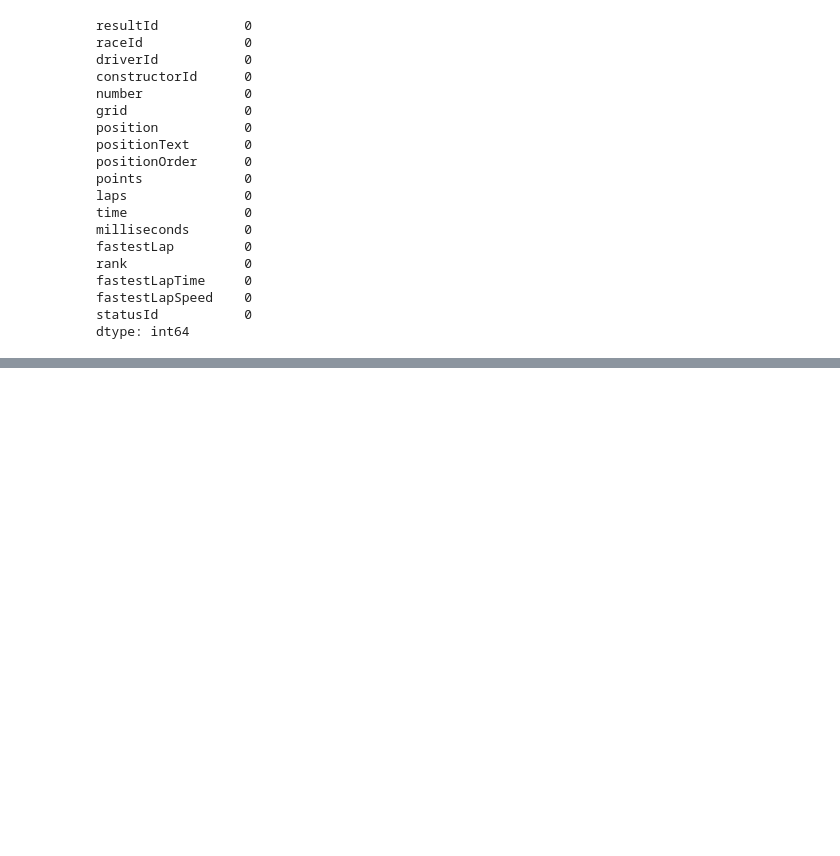
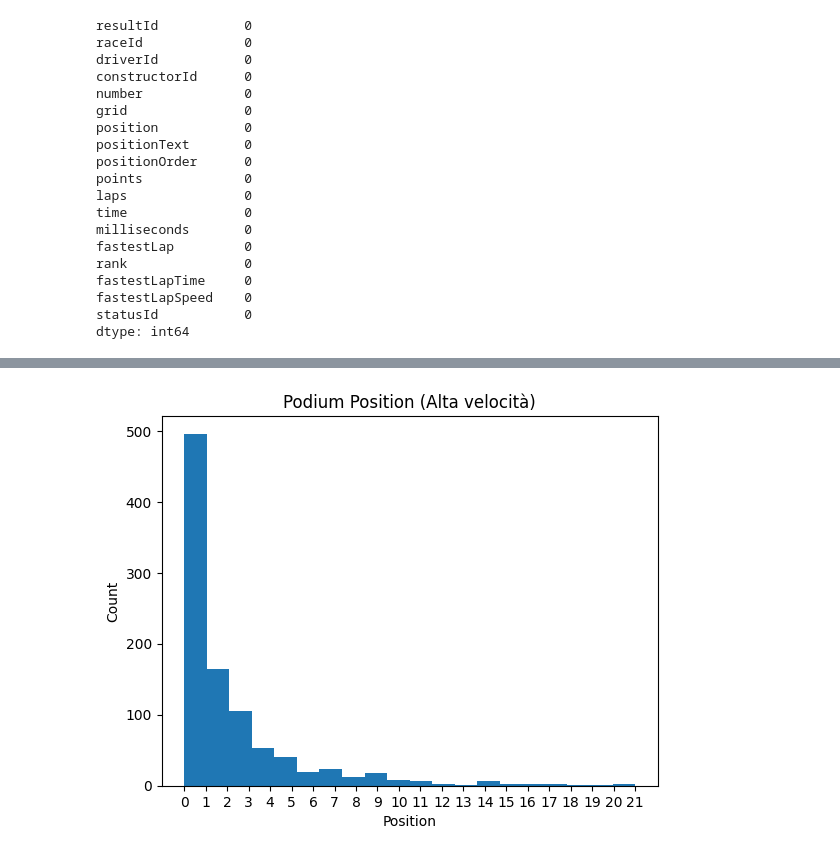
Before and after one commit to Agovvvvv/Formula-1-analysis, a Jupyter notebook: progetto.ipynb, the cells around one changed output, grey strips where cells are left out. Saved outputs shown, nothing was run; the diff lists cells and outputs as text; code cells hidden in the pictures; blank space fills up the shorter version.

```diff
--- a/progetto.ipynb
+++ b/progetto.ipynb
@@ -126,0 +157,10 @@ plt.show()
+# %%
+position_highspeed = df[df["circuitType"] == "Alta velocità"]
+plt.hist(position_highspeed["position"].astype(int), bins=20)
+plt.xlabel("Position")
+plt.ylabel("Count")
+plt.title("Podium Position (Alta velocità)")
+plt.xticks(range(0, 22))
+plt.show()
+# %% [output]
+[figure, added]
```
Also changed, not shown: parts of 18 cells of this notebook, 3 other files.
